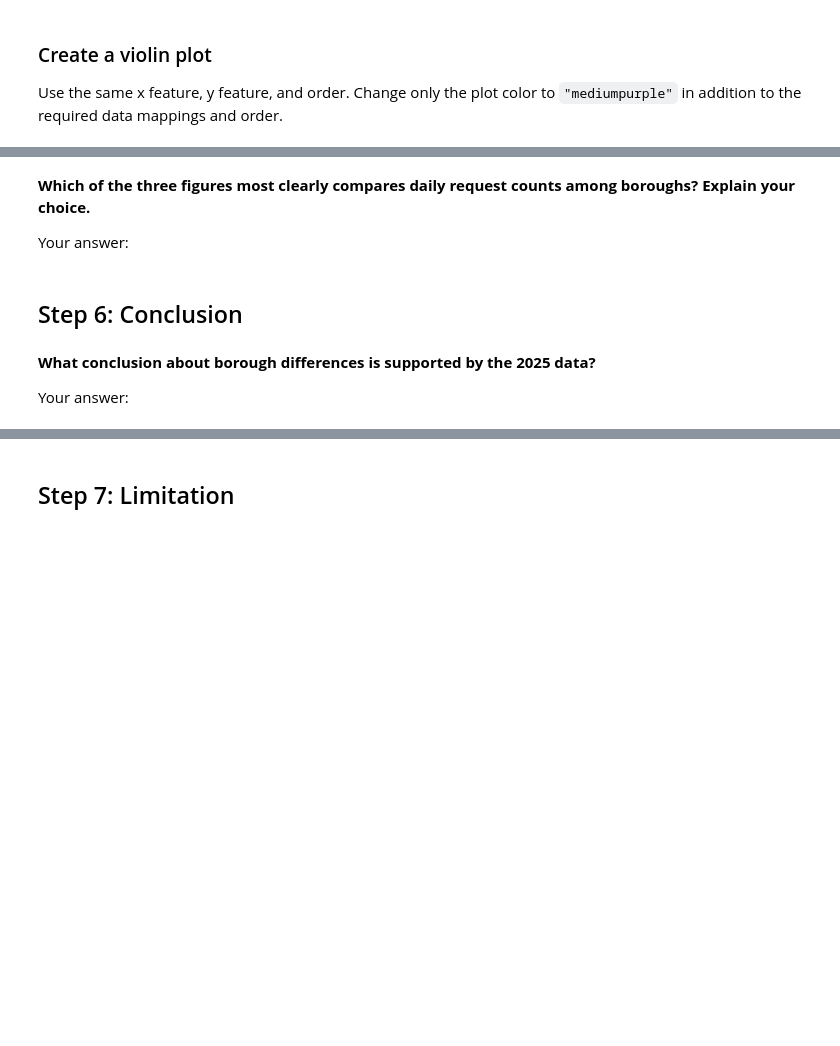
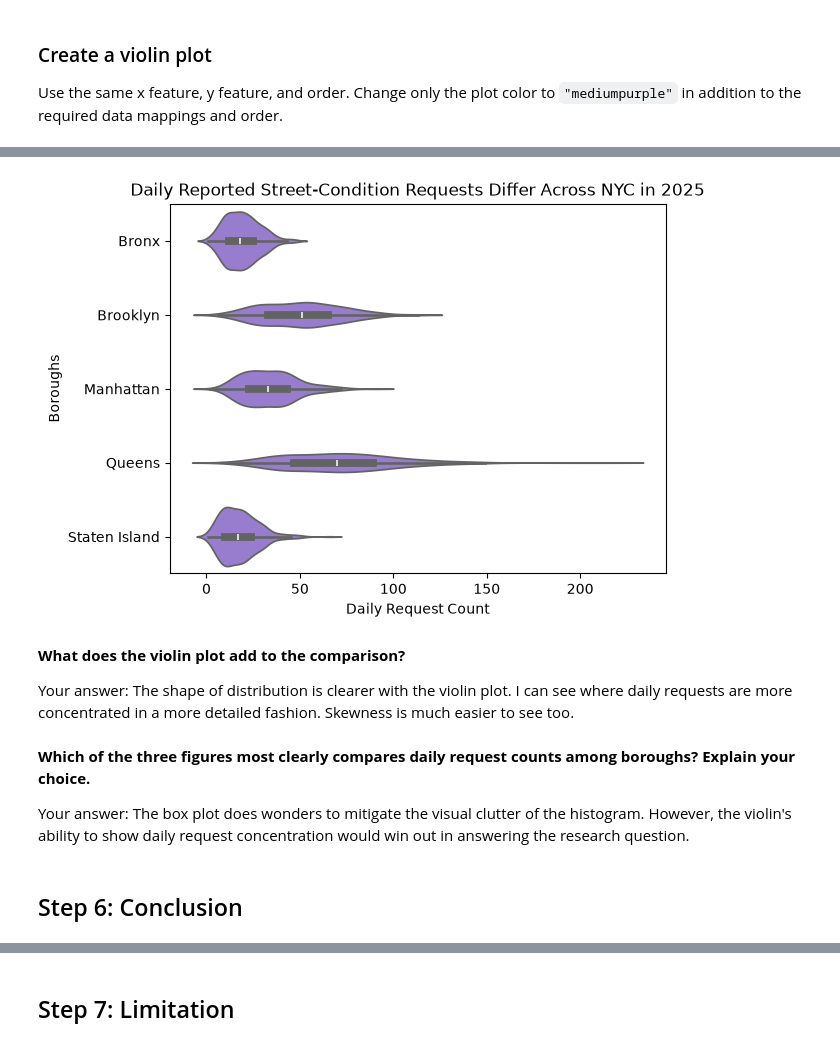
Before and after one commit to TagoeDev/Data_Visualization_and_Modeling_Campus, a Jupyter notebook: week02/lab/Lab - Comparing Distributions Across Groups.ipynb, the cells around one changed output, grey strips where cells are left out. Drawn from its saved outputs; the diff is of its cells as text; code cells hidden in the pictures; blank space fills up the shorter version.

```diff
--- a/week02/lab/Lab - Comparing Distributions Across Groups.ipynb
+++ b/week02/lab/Lab - Comparing Distributions Across Groups.ipynb
@@ -222,10 +372,24 @@ Your answer:
+# %%
+# Write your code here.
+sns.violinplot(data=daily_requests,
+            x='request_count',
+            y='borough',
+            order=borough_order,
+            color='mediumpurple'
+            )
+plt.title('Daily Reported Street-Condition Requests Differ Across NYC in 2025')
+plt.xlabel('Daily Request Count')
+plt.ylabel('Boroughs')
+plt.show()
+# %% [output]
+[figure, added]
+# %% [markdown]
+**What does the violin plot add to the comparison?**
+
+Your answer: The shape of distribution is clearer with the violin plot. I can see where daily requests are more concentrated in a more detailed fashion. Skewness is much easier to see too.
 # %% [markdown]
 **Which of the three figures most clearly compares daily request counts among boroughs? Explain your choice.**
 
-Your answer:
+Your answer: The box plot does wonders to mitigate the visual clutter of the histogram. However, the violin's ability to show daily request concentration would win out in answering the research question.
 # %% [markdown]
 ## Step 6: Conclusion
-# %% [markdown]
-**What conclusion about borough differences is supported by the 2025 data?**
-
-Your answer:
```
Also changed, not shown: parts of 57 cells of this notebook.
